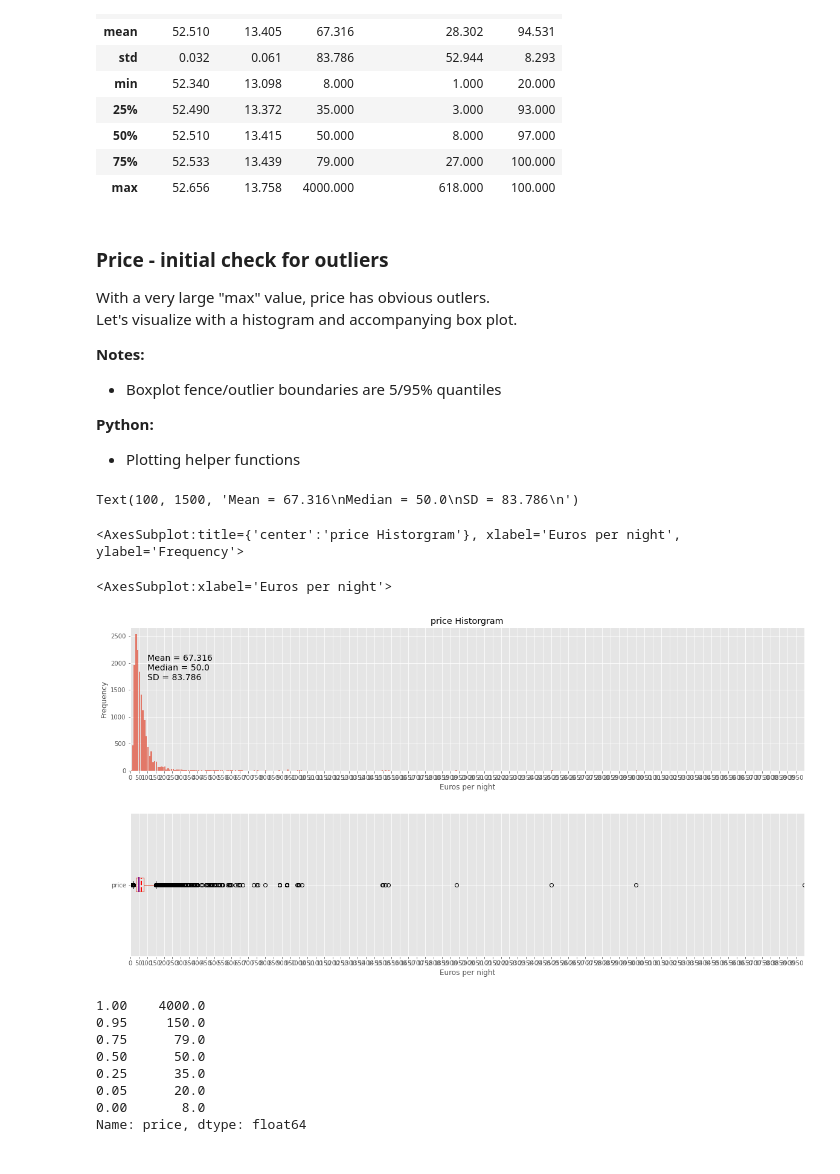
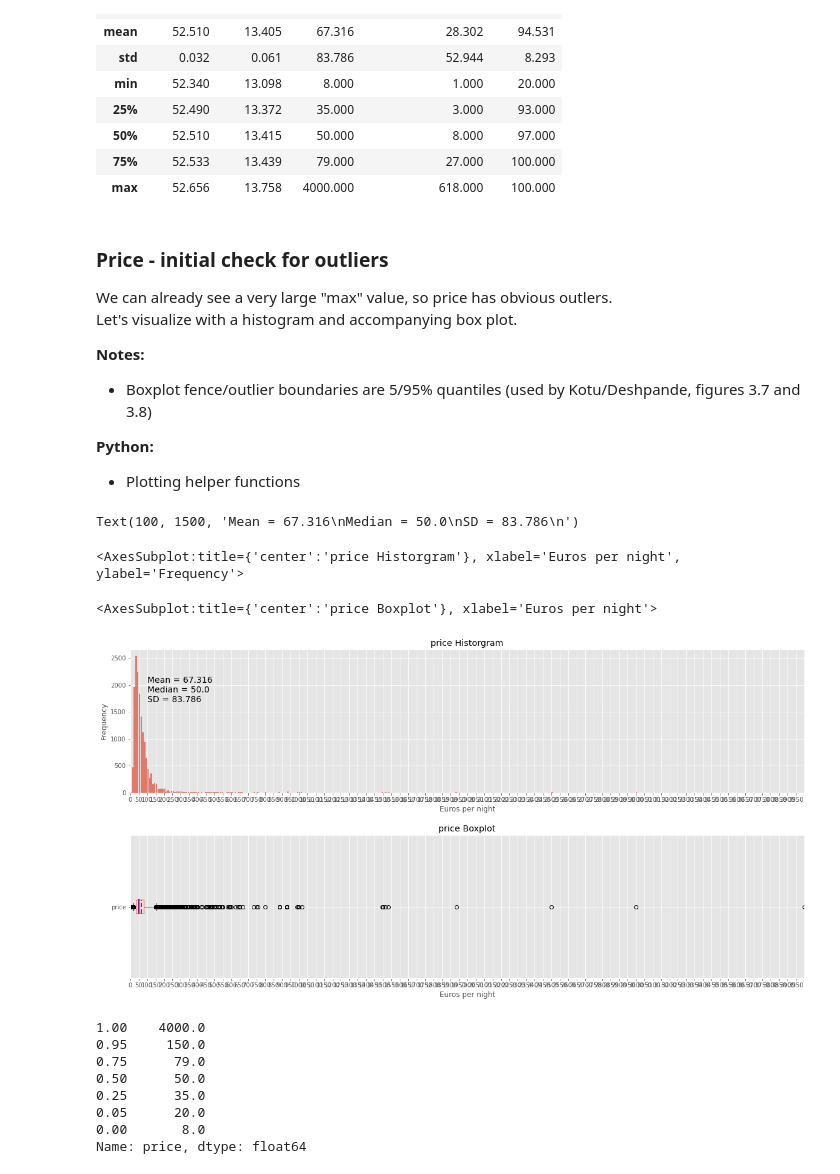
Before and after one commit to lonnychen/Berlin-Terraces, a Jupyter notebook: berlin_terraces.ipynb, the cells around one changed output. Cells and saved outputs as stored; diff of their text form; code cells hidden in the pictures.

```diff
--- a/berlin_terraces.ipynb
+++ b/berlin_terraces.ipynb
@@ -199,11 +281,11 @@ df_berlin.describe().round(3)
 # %% [markdown]
 ### Price - initial check for outliers
 
-With a very large "max" value, price has obvious outlers.<br>
+We can already see a very large "max" value, so price has obvious outlers.<br>
 Let's visualize with a histogram and accompanying box plot.
 
 **Notes:**
-- Boxplot fence/outlier boundaries are 5/95% quantiles
+- Boxplot fence/outlier boundaries are 5/95% quantiles (used by Kotu/Deshpande, figures 3.7 and 3.8)
 
 **Python:**
 - Plotting helper functions
@@ -266,36 +348,37 @@ def plot_setup(
 # %%
 column = 'price' #variable to plot
 text_xy = (100, 1500) #Matplotlib text() uses data coordinates, need to adjust for each attribute's histogram
 
 #create subplots: setup 2x2 Axes in one Figure
 fig, axes = plt.subplots(nrows=2, ncols=1, figsize=(20,10))
 
 #setup plot grids based on (d)ata
 d_tuple = (df_berlin[column].min().min(), df_berlin[column].max().max())
 plot_setup(xd_min=0, xd_max=d_tuple[1], x_grid=50, xlabel='Euros per night')
 
 #Histogram binning setup based on (d)ata, bin width = data granularity of 10 Euros
 d_bins = histogram_bins(d_min=0, d_max=d_tuple[1], d_binw=10)
 
 axes[0].text(text_xy[0], text_xy[1],
              f'Mean = {df_berlin[column].mean().round(3)}\n'
              f'Median = {df_berlin[column].median().round(3)}\n'
              f'SD = {df_berlin[column].std().round(3)}\n', fontsize=14)
 
 df_berlin[column].plot.hist(ax=axes[0], bins=d_bins,
                             rwidth=0.85, alpha=0.7, #from RealPython.com: alpha for transparency
                             title=f'{column} Historgram')
 
 df_berlin[column].plot.box(ax=axes[1], vert=False, #horizontal!
                      medianprops={'linewidth': 2, 'color': 'purple'},
                      showmeans=True, meanline=True, meanprops={'linewidth': 2, 'color': 'red'},
                      whis=(5,95), #default whis=1.5*IQR
-                     widths=(0.1)) #skinnier like book
+                     widths=(0.1), #skinnier like book
+                     title=f'{column} Boxplot')
 # %% [output]
 Text(100, 1500, 'Mean = 67.316\nMedian = 50.0\nSD = 83.786\n')
 <AxesSubplot:title={'center':'price Historgram'}, xlabel='Euros per night', ylabel='Frequency'>
-<AxesSubplot:xlabel='Euros per night'>
+<AxesSubplot:title={'center':'price Boxplot'}, xlabel='Euros per night'>
-[figure, old version]
+[figure, new version]
 # %%
 df_berlin['price'].quantile([1, 0.95, 0.75, 0.5, 0.25, 0.05, 0])
 # %% [output]
```
Also changed, not shown: parts of 52 cells of this notebook.
